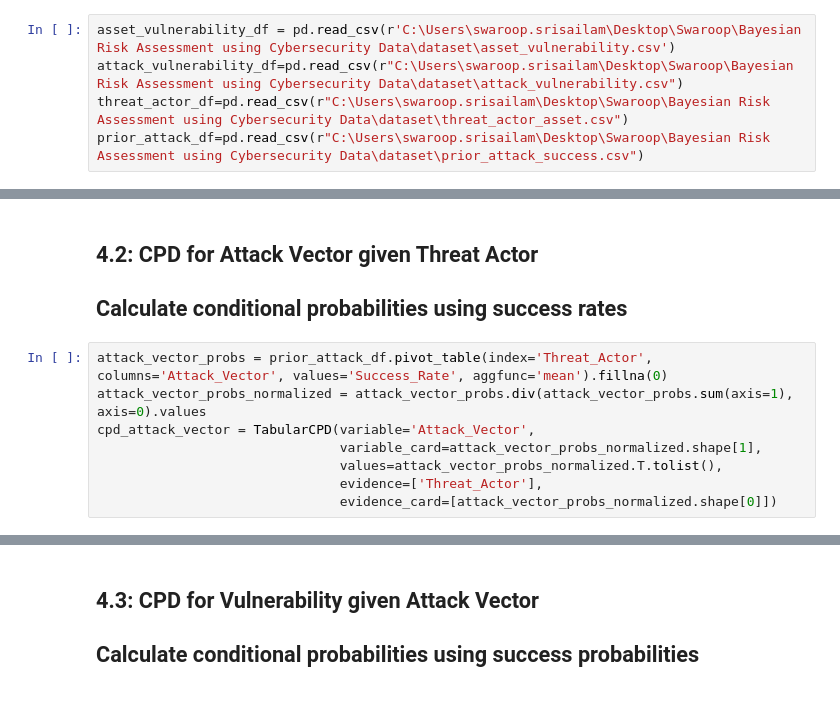
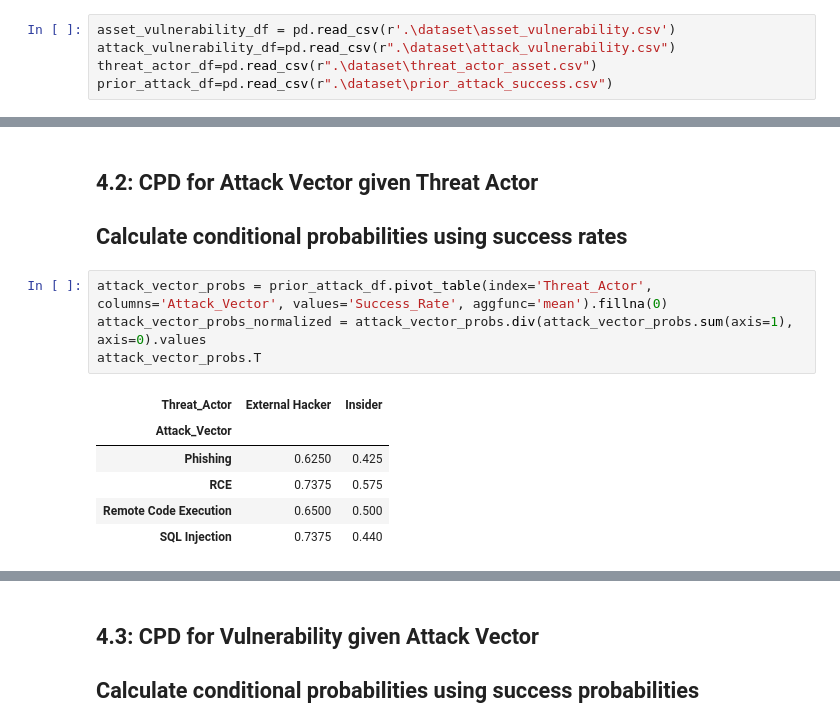
Before and after one commit to Swaroop-Srisailam/Bayesian-Risk-Assessment-using-Cybersecurity-Data, a Jupyter notebook: main.ipynb, the cells around one changed output, grey strips where cells are left out. Drawn from its saved outputs; the diff is of its cells as text.

```diff
--- a/main.ipynb
+++ b/main.ipynb
@@ -12,10 +12,10 @@ import networkx as nx
 # %% [markdown]
 # Reading the Data
 # %%
-asset_vulnerability_df = pd.read_csv(r'C:\Users\swaroop.srisailam\Desktop\Swaroop\Bayesian Risk Assessment using Cybersecurity Data\dataset\asset_vulnerability.csv')
-attack_vulnerability_df=pd.read_csv(r"C:\Users\swaroop.srisailam\Desktop\Swaroop\Bayesian Risk Assessment using Cybersecurity Data\dataset\attack_vulnerability.csv")
-threat_actor_df=pd.read_csv(r"C:\Users\swaroop.srisailam\Desktop\Swaroop\Bayesian Risk Assessment using Cybersecurity Data\dataset\threat_actor_asset.csv")
-prior_attack_df=pd.read_csv(r"C:\Users\swaroop.srisailam\Desktop\Swaroop\Bayesian Risk Assessment using Cybersecurity Data\dataset\prior_attack_success.csv")
+asset_vulnerability_df = pd.read_csv(r'.\dataset\asset_vulnerability.csv')
+attack_vulnerability_df=pd.read_csv(r".\dataset\attack_vulnerability.csv")
+threat_actor_df=pd.read_csv(r".\dataset\threat_actor_asset.csv")
+prior_attack_df=pd.read_csv(r".\dataset\prior_attack_success.csv")
 # %%
 print(asset_vulnerability_df.shape)
 print(attack_vulnerability_df.shape)
@@ -78,8 +79,11 @@ print(cpd_threat_actor)
 # %%
 attack_vector_probs = prior_attack_df.pivot_table(index='Threat_Actor', columns='Attack_Vector', values='Success_Rate', aggfunc='mean').fillna(0)
 attack_vector_probs_normalized = attack_vector_probs.div(attack_vector_probs.sum(axis=1), axis=0).values
-cpd_attack_vector = TabularCPD(variable='Attack_Vector',
-                               variable_card=attack_vector_probs_normalized.shape[1],
-                               values=attack_vector_probs_normalized.T.tolist(),
-                               evidence=['Threat_Actor'],
-                               evidence_card=[attack_vector_probs_normalized.shape[0]])
+attack_vector_probs.T
+# %% [output]
+| Threat_Actor | External Hacker | Insider |
+| Attack_Vector |  |  |
+| Phishing | 0.6250 | 0.425 |
+| RCE | 0.7375 | 0.575 |
+| Remote Code Execution | 0.6500 | 0.500 |
+| SQL Injection | 0.7375 | 0.440 |
```
Also changed, not shown: parts of 23 cells of this notebook.
